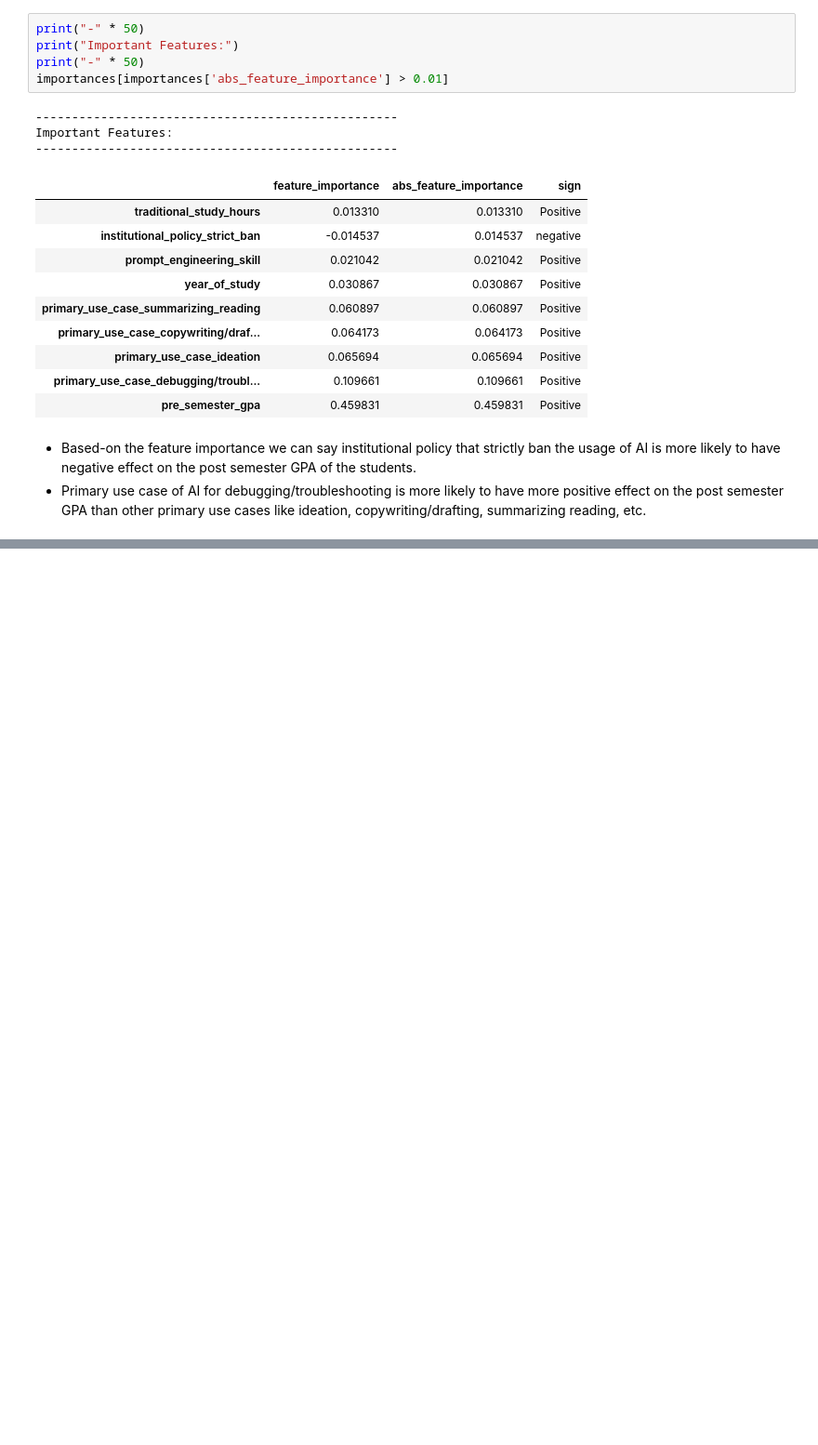
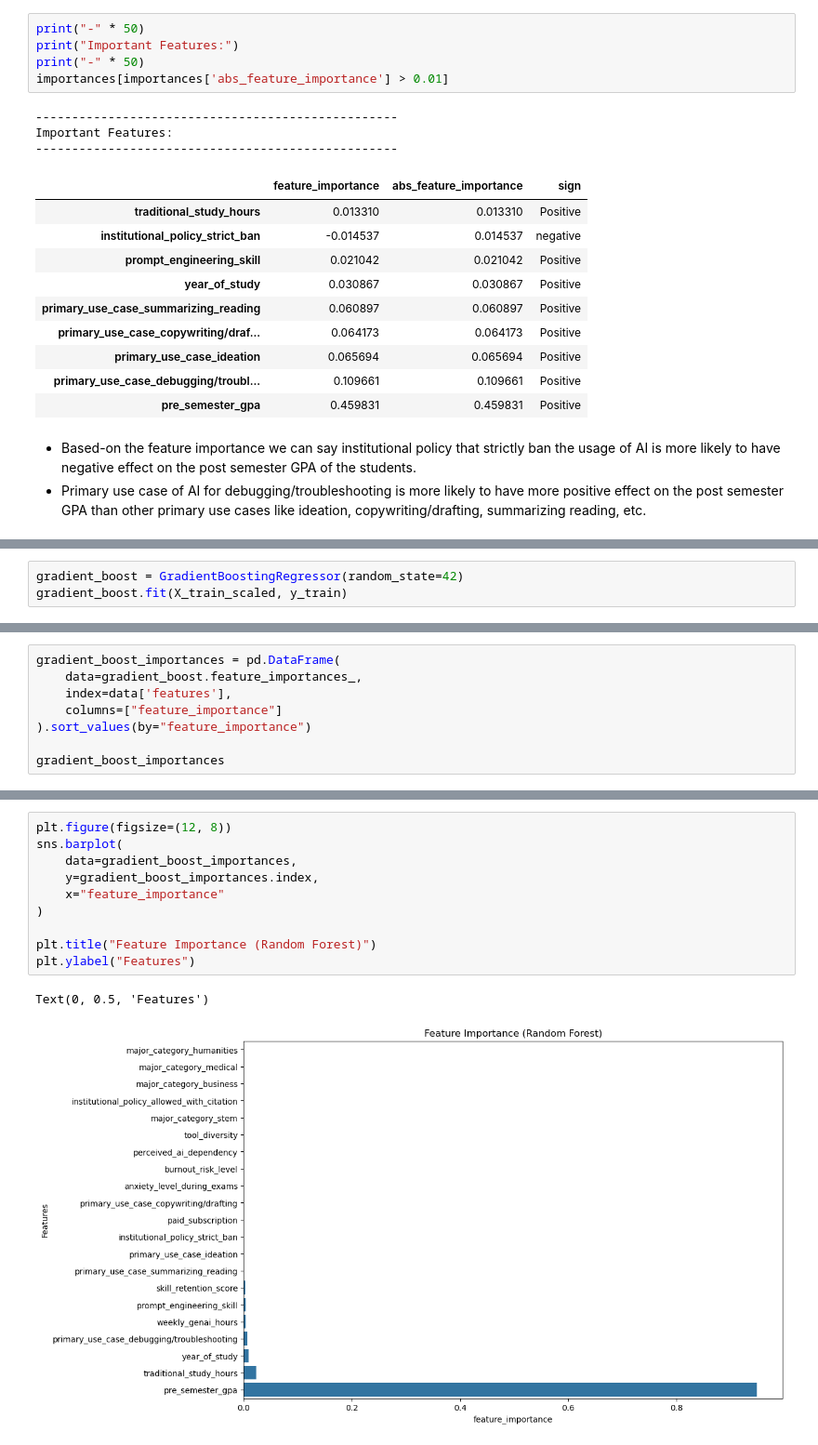
Before and after one commit to Erfan-Taherirani/Applied-ML-Lab, a Jupyter notebook: core_ml/regression/impact_of_ai_on_students/notebooks/modeling.ipynb, the cells around one changed output, grey strips where cells are left out. Shown at 93% size. Saved outputs shown, nothing was run; the diff lists cells and outputs as text; blank space fills up the shorter version.

```diff
--- a/core_ml/regression/impact_of_ai_on_students/notebooks/modeling.ipynb
+++ b/core_ml/regression/impact_of_ai_on_students/notebooks/modeling.ipynb
@@ -194,0 +203,3 @@ from sklearn.ensemble import ExtraTreesRegressor, GradientBoostingRegressor, His
+# %%
+gradient_boost = GradientBoostingRegressor(random_state=42)
+gradient_boost.fit(X_train_scaled, y_train)
@@ -194,0 +216,8 @@ from sklearn.ensemble import ExtraTreesRegressor, GradientBoostingRegressor, His
+# %%
+gradient_boost_importances = pd.DataFrame(
+	data=gradient_boost.feature_importances_,
+    index=data['features'],
+    columns=["feature_importance"]
+).sort_values(by="feature_importance")
+
+gradient_boost_importances
@@ -194,0 +242,13 @@ from sklearn.ensemble import ExtraTreesRegressor, GradientBoostingRegressor, His
+# %%
+plt.figure(figsize=(12, 8))
+sns.barplot(
+    data=gradient_boost_importances,
+    y=gradient_boost_importances.index,
+    x="feature_importance"
+)
+
+plt.title("Feature Importance (Random Forest)")
+plt.ylabel("Features")
+# %% [output]
+Text(0, 0.5, 'Features')
+[figure, added]
```
Also changed, not shown: parts of 21 cells of this notebook, 7 other files.
